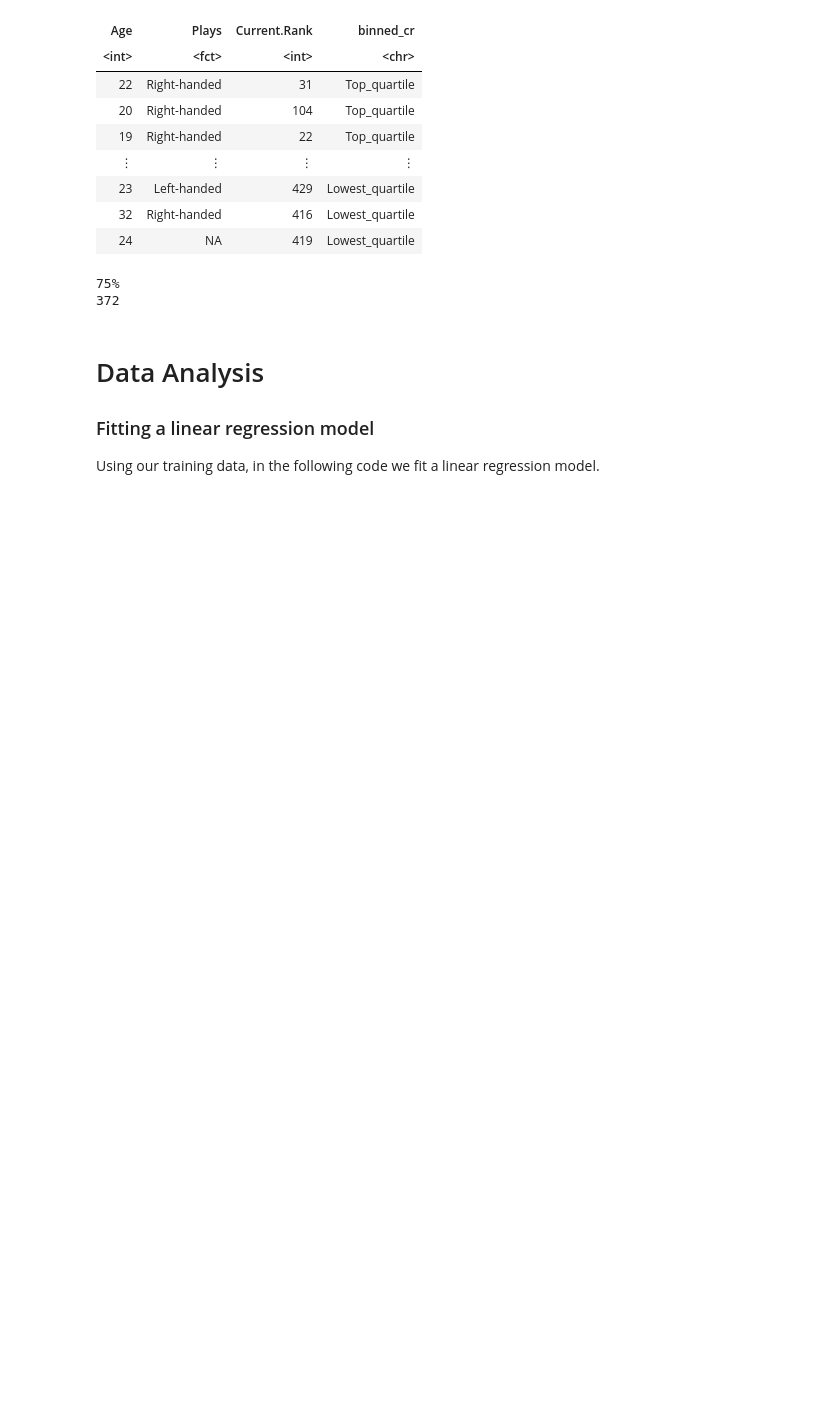
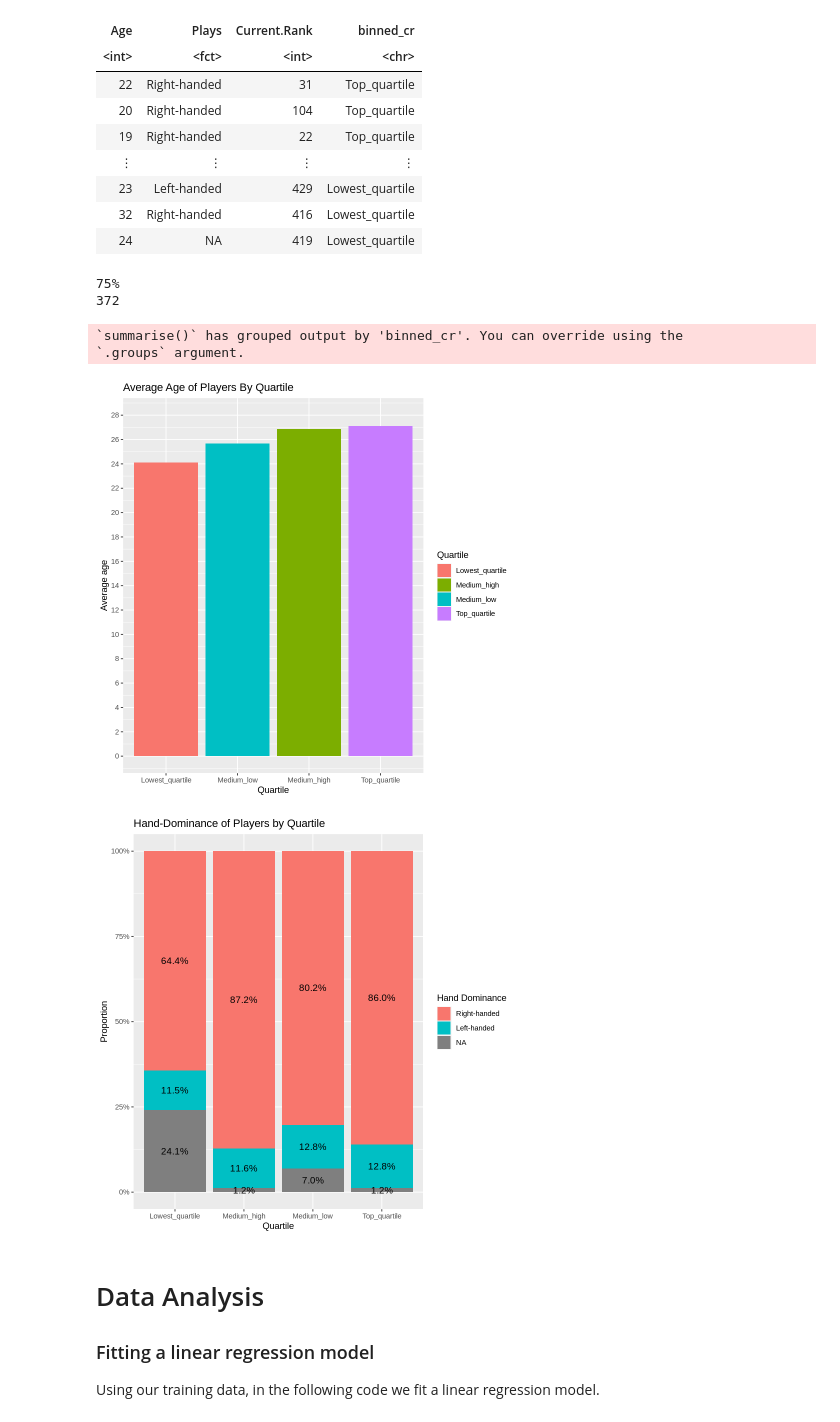
Before and after one commit to emilywang0/dsci-tennis-data-analysis, a Jupyter notebook: Proposal.ipynb, the cells around one changed output. Drawn from its saved outputs; the diff is of its cells as text; code cells hidden in the pictures; blank space fills up the shorter version.

Commit message:
Plots with bins for Age and Plays

```diff
--- a/Proposal.ipynb
+++ b/Proposal.ipynb
@@ -222,13 +216,15 @@ Warning message:
 # %%
 ranks_list <- tennis_train$Current.Rank
 
-tennis_train %>%
+tennis_bins <- tennis_train %>%
 mutate(binned_cr = case_when(`Current.Rank` >= quantile(ranks_list,0.75, na.rm = T) ~ "Lowest_quartile",
                              `Current.Rank` >= quantile(ranks_list,0.5, na.rm = T) ~ "Medium_low",
                              `Current.Rank` >= quantile(ranks_list,0.25, na.rm = T) ~ "Medium_high",
                              `Current.Rank` >= quantile(ranks_list,0, na.rm = T) ~ "Top_quartile",
                              TRUE ~ "Other"))
 
+tennis_bins
+
 quantile(ranks_list,0.75, na.rm = T)
 # %% [output]
 A tibble: 349 × 4
@@ -243,6 +239,37 @@ A tibble: 349 × 4
 | 24 | NA | 419 | Lowest_quartile |
 75%
 372
+# %%
+# Create bar plots sorted by Quartile for each predictor variable
+
+# Calculate the average age for each Quartile
+average_age <- tennis_bins |> filter(binned_cr != "Other") |> group_by(binned_cr) |> summarise(mean = mean(Age))
+
+# Create a bar plot showing the average age by Quartile
+low_vs_age_plot <- ggplot(average_age, aes(x = factor(binned_cr, levels = c("Lowest_quartile", "Medium_low", "Medium_high", "Top_quartile")), y = mean, fill = binned_cr)) +
+                    geom_bar(stat='identity') + ggtitle("Average Age of Players By Quartile") + labs(x = "Quartile", y = "Average age", fill = "Quartile") +
+                    scale_y_continuous(limits = c(0, ceiling(max(average_age$mean) / 2) * 2), breaks = seq(0, ceiling(max(average_age$mean) / 2) * 2, by = 2))
+
+# Find the proportion of players who play left or right handed, or NA, seperated by Quartile
+hand_prop <- tennis_bins |> filter(binned_cr != "Other") |> group_by(binned_cr, Plays) |> summarise(count = n()) |>
+                            group_by(binned_cr) |> mutate(proportion = count / sum(count))
+
+# Create a proportionality stacked bar plot of right vs left-handed Players by Quartile
+plays_prop_plot <- ggplot(hand_prop, aes(x = binned_cr, y = proportion, fill = Plays)) +
+  geom_bar(stat = "identity") +
+  labs(x = "Quartile", y = "Proportion", fill = "Hand Dominance", title = "Hand-Dominance of Players by Quartile") +
+  geom_text(aes(label = sprintf("%.1f%%", proportion*100)),
+            position = position_stack(vjust = 0.5),
+            size = 4) +
+ scale_y_continuous(labels = percent_format())
+
+low_vs_age_plot
+plays_prop_plot
+# %% [output]
+`summarise()` has grouped output by 'binned_cr'. You can override using the
+`.groups` argument.
+[figure, added]
+[figure, added]
 # %% [markdown]
 # Data Analysis
 ### Fitting a linear regression model
```
Also changed, not shown: parts of 4 cells of this notebook.
